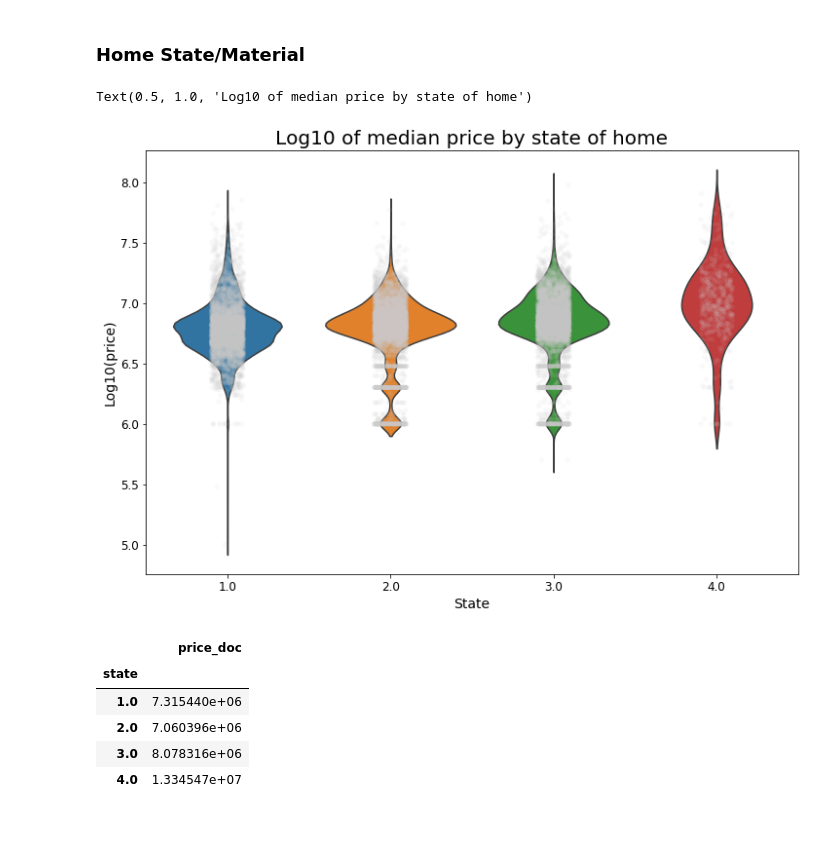
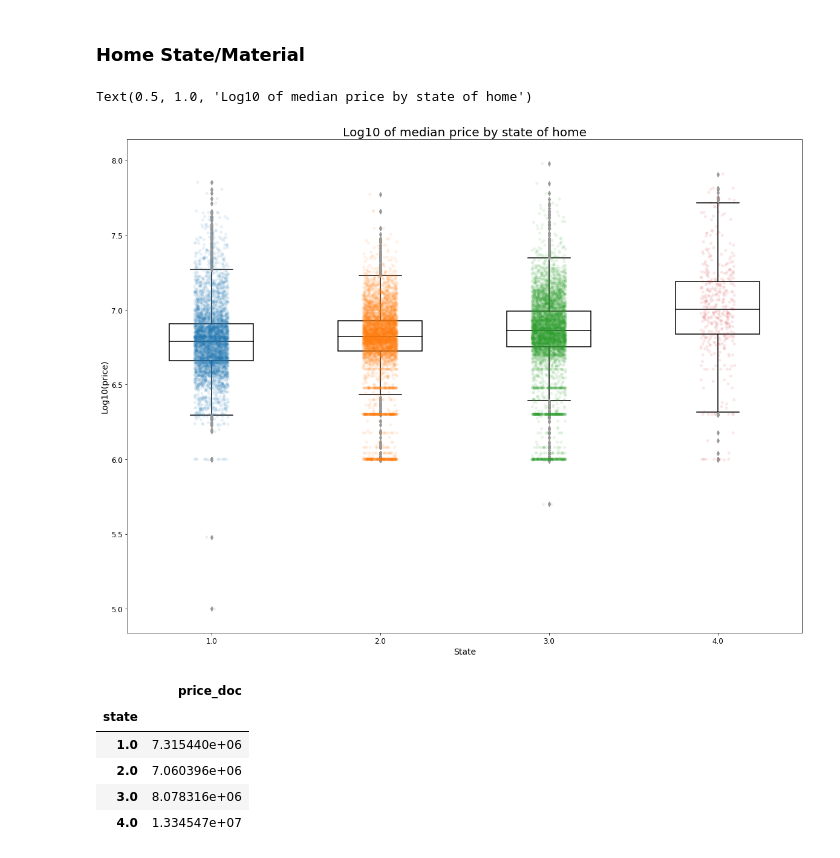
Before and after one commit to tungtokyo1108/Black-Box-Variational-Inference-for-Biological-computation, a Jupyter notebook: Python for Data Science/Sberbank Russian Housing Market/Sberbank Exploratory Analysis.ipynb, the cells around one changed output. Saved outputs shown, nothing was run; the diff lists cells and outputs as text; code cells hidden in the pictures; blank space fills up the shorter version.

```diff
--- a/Python for Data Science/Sberbank Russian Housing Market/Sberbank Exploratory Analysis.ipynb
+++ b/Python for Data Science/Sberbank Russian Housing Market/Sberbank Exploratory Analysis.ipynb
@@ -281,18 +281,21 @@ Text(0.5, 1.0, 'A seasonal component to home price')
 # %% [markdown]
 ### Home State/Material
 # %%
-f, ax = plt.subplots(figsize=(12,8))
+f, ax = plt.subplots(figsize=(20,15))
 ind = data[data['state'].isnull()].index
 data['price_doc_log'] = np.log10(data['price_doc'])
-ax = sns.violinplot(x="state", y="price_doc_log", data=data.drop(ind), inner=None, alpha=0.6)
+#x = sns.violinplot(x="state", y="price_doc_log", data=data.drop(ind), inner=None, color=".9")
+ax = sns.boxplot(x="state", y="price_doc_log", data=data.drop(ind), color="white", width=.5)
+plt.setp(ax.artists, edgecolor='black', facecolor='w',alpha=1)
+plt.setp(ax.lines, color='black', alpha=1)
 ax = sns.stripplot(x="state", y="price_doc_log", data=data.drop(ind), jitter=True,
-                   color=".8", alpha=0.1)
+                   alpha=0.1)
 ax.set_xlabel("State", fontsize=14)
 ax.set_ylabel("Log10(price)", fontsize=14)
 ax.set_title("Log10 of median price by state of home", fontsize=20)
 # %% [output]
 Text(0.5, 1.0, 'Log10 of median price by state of home')
-[figure, old version]
+[figure, new version]
 # %%
 ind = data[data['state'].isnull()].index
 aver_price_state = data.drop(ind).groupby(by='state')[['price_doc']].mean()
```
Also changed, not shown: parts of 4 cells of this notebook.
